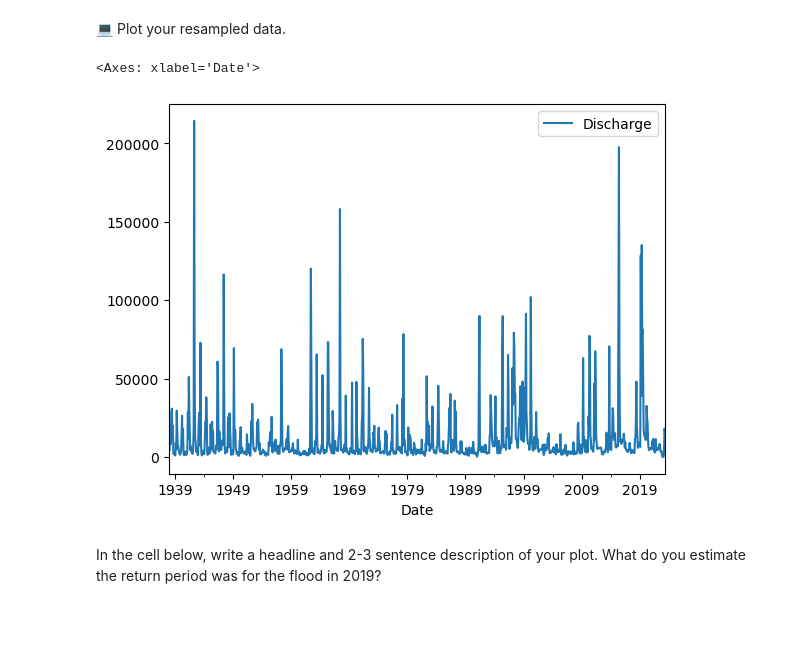
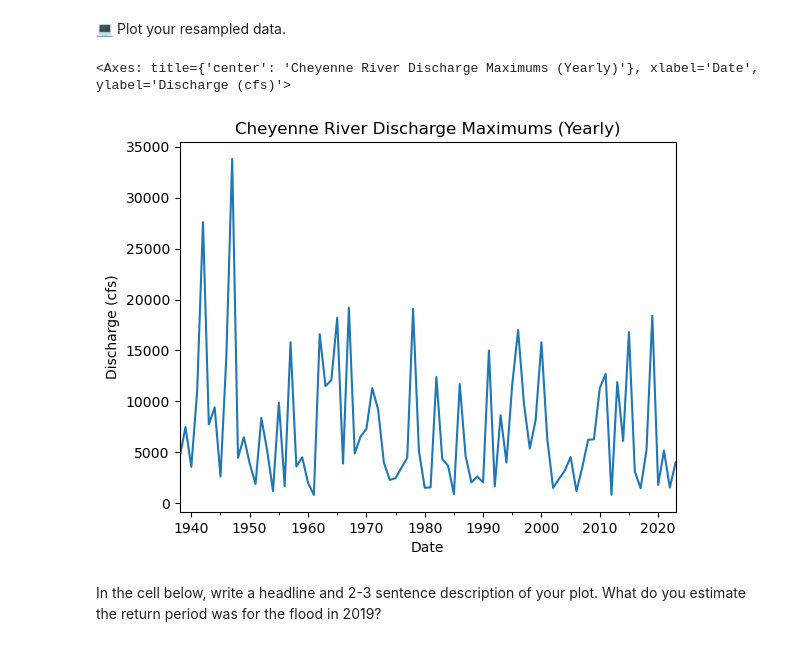
Before and after one commit to KiStroh/time-series-data-KiStroh, a Jupyter notebook: stars-02-time-series.ipynb, the cells around one changed output. Cells and saved outputs as stored; diff of their text form; code cells hidden in the pictures; blank space fills up the shorter version.

```diff
--- a/stars-02-time-series.ipynb
+++ b/stars-02-time-series.ipynb
@@ -651,10 +650,12 @@ resample_points
 # %% [markdown]
 &#128187; Plot your resampled data.
-# %%
-monthly_river.plot(y='Discharge')
-# %% [output]
-<Axes: xlabel='Date'>
-[figure, removed]
+# %%
+river_flow_yearly.plot(y='Discharge', ylabel='Discharge (cfs)',
+                       title='Cheyenne River Discharge Maximums (Yearly)',
+                       legend=False)
+# %% [output]
+<Axes: title={'center': 'Cheyenne River Discharge Maximums (Yearly)'}, xlabel='Date', ylabel='Discharge (cfs)'>
+[figure, added]
 # %% [markdown]
 In the cell below, write a headline and 2-3 sentence description of your plot. What do you estimate the return period was for the flood in 2019?
 # %% [markdown]
```
Also changed, not shown: parts of 4 cells of this notebook.
